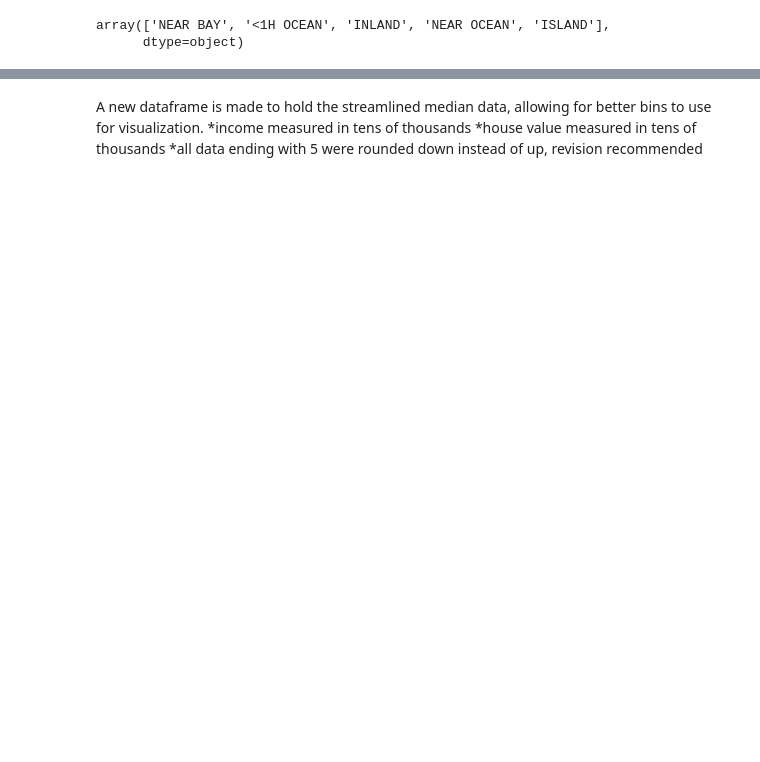
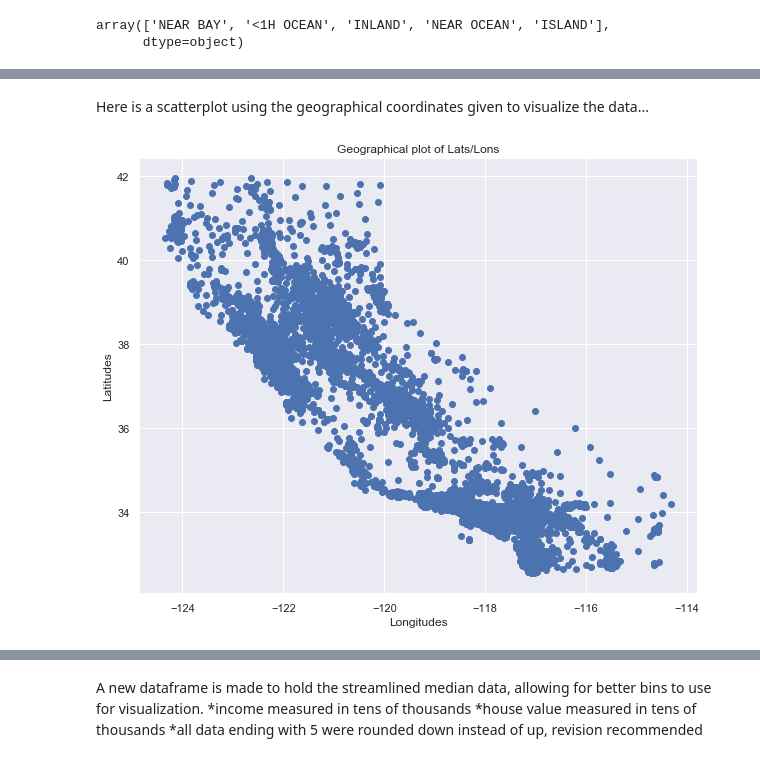
Before and after one commit to jandrew752/AirBUpdates, a Jupyter notebook: CaliforniaHousingPrices.ipynb, the cells around one changed output, grey strips where cells are left out. Saved outputs shown, nothing was run; the diff lists cells and outputs as text; code cells hidden in the pictures; blank space fills up the shorter version.

```diff
--- a/CaliforniaHousingPrices.ipynb
+++ b/CaliforniaHousingPrices.ipynb
@@ -97,0 +53,12 @@ Housing is separated into five categories with regards to their proximity to the
+# %% [markdown]
+Here is a scatterplot using the geographical coordinates given to visualize the data...
+# %%
+sns.set()
+plt.figure(figsize=(10,8))#Figure size
+plt.scatter('longitude','latitude',data=chp)
+plt.ylabel('Latitudes')
+plt.xlabel('Longitudes')
+plt.title('Geographical plot of Lats/Lons')
+plt.show()
+# %% [output]
+[figure, added]
```
Also changed, not shown: parts of 14 cells of this notebook.
